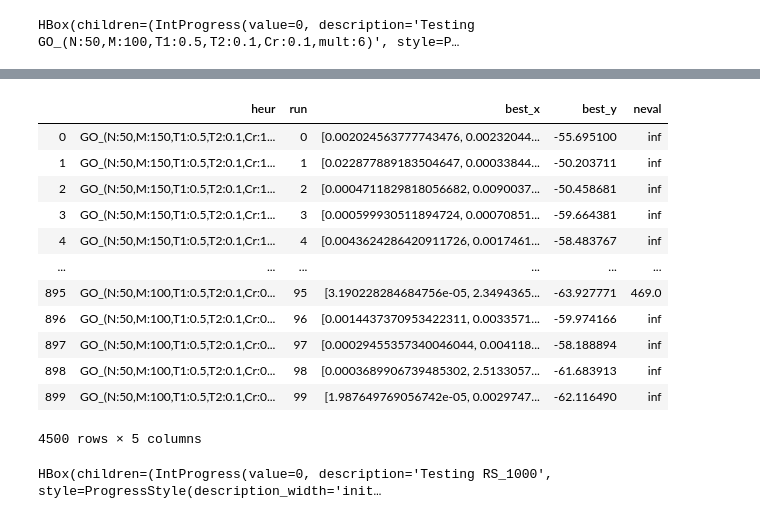
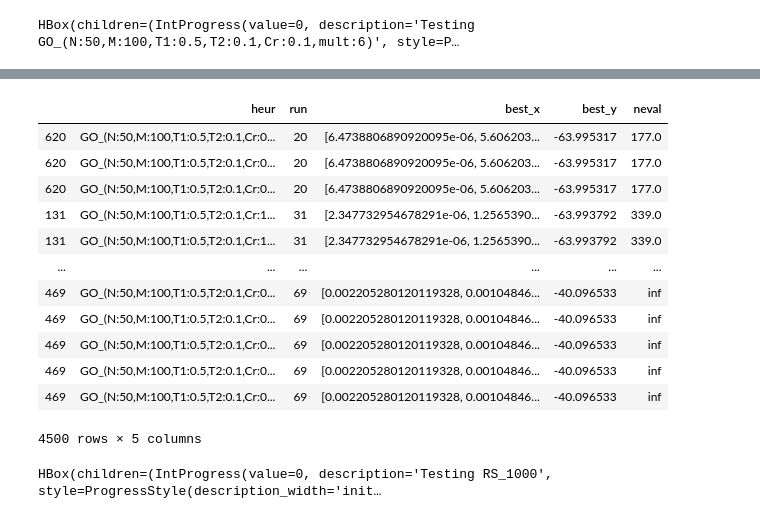
Before and after one commit to matejmojzes/18heur-2020, a Jupyter notebook: classes/Distrib-opt-zap.ipynb, the cells around one changed output, grey strips where cells are left out. Cells and saved outputs as stored; diff of their text form; code cells hidden in the pictures.

```diff
--- a/classes/Distrib-opt-zap.ipynb
+++ b/classes/Distrib-opt-zap.ipynb
@@ -529,17 +545,18 @@ results_pivot.sort_values(by='rel')
-# %%
-results
-# %% [output]
-|  | heur | run | best_x | best_y | neval |
-| 0 | GO_(N:50,M:150,T1:0.5,T2:0.1,Cr:1... | 0 | [0.002024563777743476, 0.00232044... | -55.695100 | inf |
-| 1 | GO_(N:50,M:150,T1:0.5,T2:0.1,Cr:1... | 1 | [0.022877889183504647, 0.00033844... | -50.203711 | inf |
-| 2 | GO_(N:50,M:150,T1:0.5,T2:0.1,Cr:1... | 2 | [0.0004711829818056682, 0.0090037... | -50.458681 | inf |
-| 3 | GO_(N:50,M:150,T1:0.5,T2:0.1,Cr:1... | 3 | [0.000599930511894724, 0.00070851... | -59.664381 | inf |
-| 4 | GO_(N:50,M:150,T1:0.5,T2:0.1,Cr:1... | 4 | [0.0043624286420911726, 0.0017461... | -58.483767 | inf |
-| ... | ... | ... | ... | ... | ... |
-| 895 | GO_(N:50,M:100,T1:0.5,T2:0.1,Cr:0... | 95 | [3.190228284684756e-05, 2.3494365... | -63.927771 | 469.0 |
-| 896 | GO_(N:50,M:100,T1:0.5,T2:0.1,Cr:0... | 96 | [0.0014437370953422311, 0.0033571... | -59.974166 | inf |
-| 897 | GO_(N:50,M:100,T1:0.5,T2:0.1,Cr:0... | 97 | [0.00029455357340046044, 0.004118... | -58.188894 | inf |
-| 898 | GO_(N:50,M:100,T1:0.5,T2:0.1,Cr:0... | 98 | [0.0003689906739485302, 2.5133057... | -61.683913 | inf |
-| 899 | GO_(N:50,M:100,T1:0.5,T2:0.1,Cr:0... | 99 | [1.987649769056742e-05, 0.0029747... | -62.116490 | inf |
-4500 rows × 5 columns
+# %%
+resultsGO.sort_values(by=['best_y'], inplace=True)
+resultsGO
+# %% [output]
+|  | heur | run | best_x | best_y | neval |
+| 620 | GO_(N:50,M:100,T1:0.5,T2:0.1,Cr:0... | 20 | [6.4738806890920095e-06, 5.606203... | -63.995317 | 177.0 |
+| 620 | GO_(N:50,M:100,T1:0.5,T2:0.1,Cr:0... | 20 | [6.4738806890920095e-06, 5.606203... | -63.995317 | 177.0 |
+| 620 | GO_(N:50,M:100,T1:0.5,T2:0.1,Cr:0... | 20 | [6.4738806890920095e-06, 5.606203... | -63.995317 | 177.0 |
+| 131 | GO_(N:50,M:100,T1:0.5,T2:0.1,Cr:1... | 31 | [2.347732954678291e-06, 1.2565390... | -63.993792 | 339.0 |
+| 131 | GO_(N:50,M:100,T1:0.5,T2:0.1,Cr:1... | 31 | [2.347732954678291e-06, 1.2565390... | -63.993792 | 339.0 |
+| ... | ... | ... | ... | ... | ... |
+| 469 | GO_(N:50,M:100,T1:0.5,T2:0.1,Cr:0... | 69 | [0.002205280120119328, 0.00104846... | -40.096533 | inf |
+| 469 | GO_(N:50,M:100,T1:0.5,T2:0.1,Cr:0... | 69 | [0.002205280120119328, 0.00104846... | -40.096533 | inf |
+| 469 | GO_(N:50,M:100,T1:0.5,T2:0.1,Cr:0... | 69 | [0.002205280120119328, 0.00104846... | -40.096533 | inf |
+| 469 | GO_(N:50,M:100,T1:0.5,T2:0.1,Cr:0... | 69 | [0.002205280120119328, 0.00104846... | -40.096533 | inf |
+| 469 | GO_(N:50,M:100,T1:0.5,T2:0.1,Cr:0... | 69 | [0.002205280120119328, 0.00104846... | -40.096533 | inf |
+4500 rows × 5 columns
 # %%
```
Also changed, not shown: parts of 40 cells of this notebook, 5 other files.
